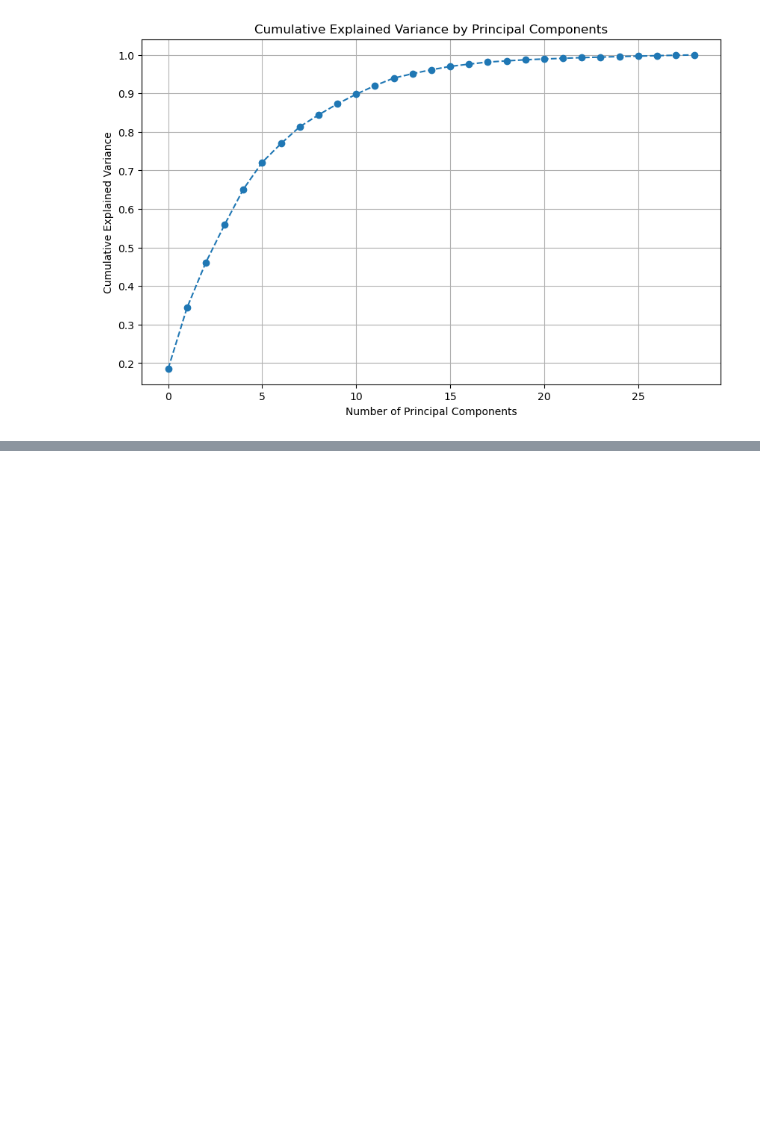
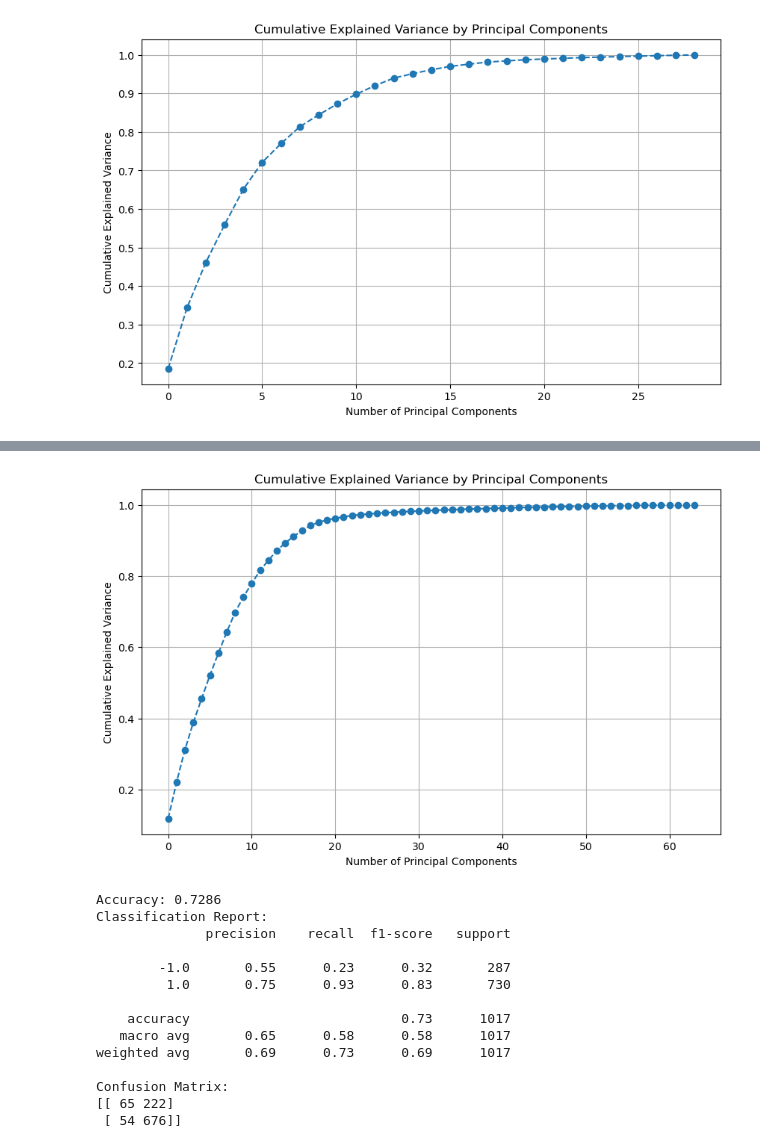
Before and after one commit to CodyVig/predictive-modeling-py, a Jupyter notebook: model_training.ipynb, the cells around one changed output, grey strips where cells are left out. Saved outputs shown, nothing was run; the diff lists cells and outputs as text; code cells hidden in the pictures; blank space fills up the shorter version.

```diff
--- a/model_training.ipynb
+++ b/model_training.ipynb
@@ -209,0 +239,45 @@ plt.show()
+# %%
+cumulative_explained_variance_global = pca_global.explained_variance_ratio_.cumsum()
+
+plt.figure(figsize=(10, 6))
+plt.plot(cumulative_explained_variance_global, marker='o', linestyle='--')
+plt.xlabel('Number of Principal Components')
+plt.ylabel('Cumulative Explained Variance')
+plt.title('Cumulative Explained Variance by Principal Components')
+plt.grid(True)
+plt.show()
+
+# Use the principal components to train a model to predict 'Feedback'
+X_train_global, X_test_global, y_train_global, y_test_global = train_test_split(
+    principal_components_global,
+    y_global,
+    test_size=0.2,
+    random_state=0
+)
+
+# Train and evaluate a Random Forest model
+random_forest_global = RandomForestClassifier()
+random_forest_global.fit(X_train_global, y_train_global)
+y_pred_global = random_forest_global.predict(X_test_global)
+
+print(f"Accuracy: {accuracy_score(y_test_global, y_pred_global):.4f}")
+print("Classification Report:")
+print(classification_report(y_test_global, y_pred_global))
+print("Confusion Matrix:")
+print(confusion_matrix(y_test_global, y_pred_global))
+# %% [output]
+[figure, added]
+Accuracy: 0.7286
+Classification Report:
+              precision    recall  f1-score   support
+
+        -1.0       0.55      0.23      0.32       287
+         1.0       0.75      0.93      0.83       730
+
+    accuracy                           0.73      1017
+   macro avg       0.65      0.58      0.58      1017
+weighted avg       0.69      0.73      0.69      1017
+
+Confusion Matrix:
+[[ 65 222]
+ [ 54 676]]
```
Also changed, not shown: parts of 2 cells of this notebook, 6 other files.
